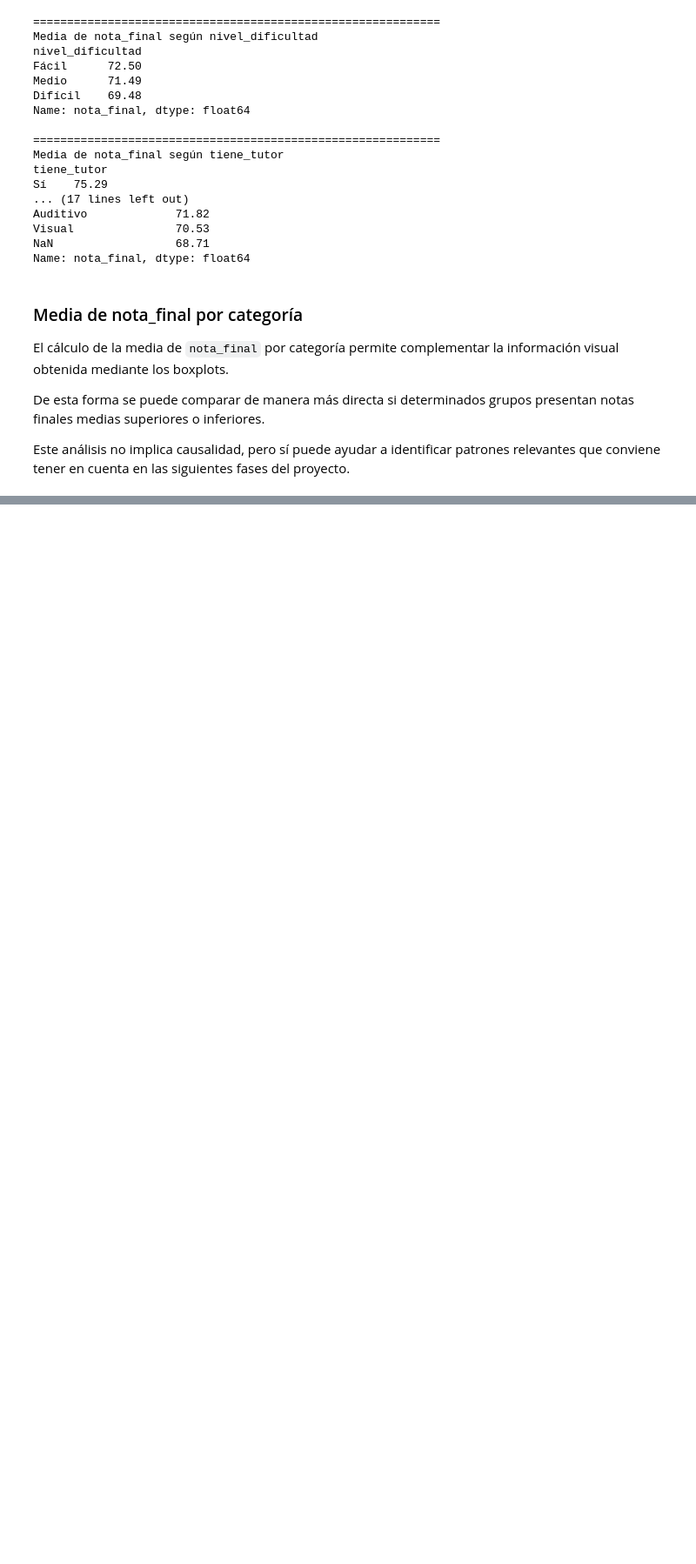
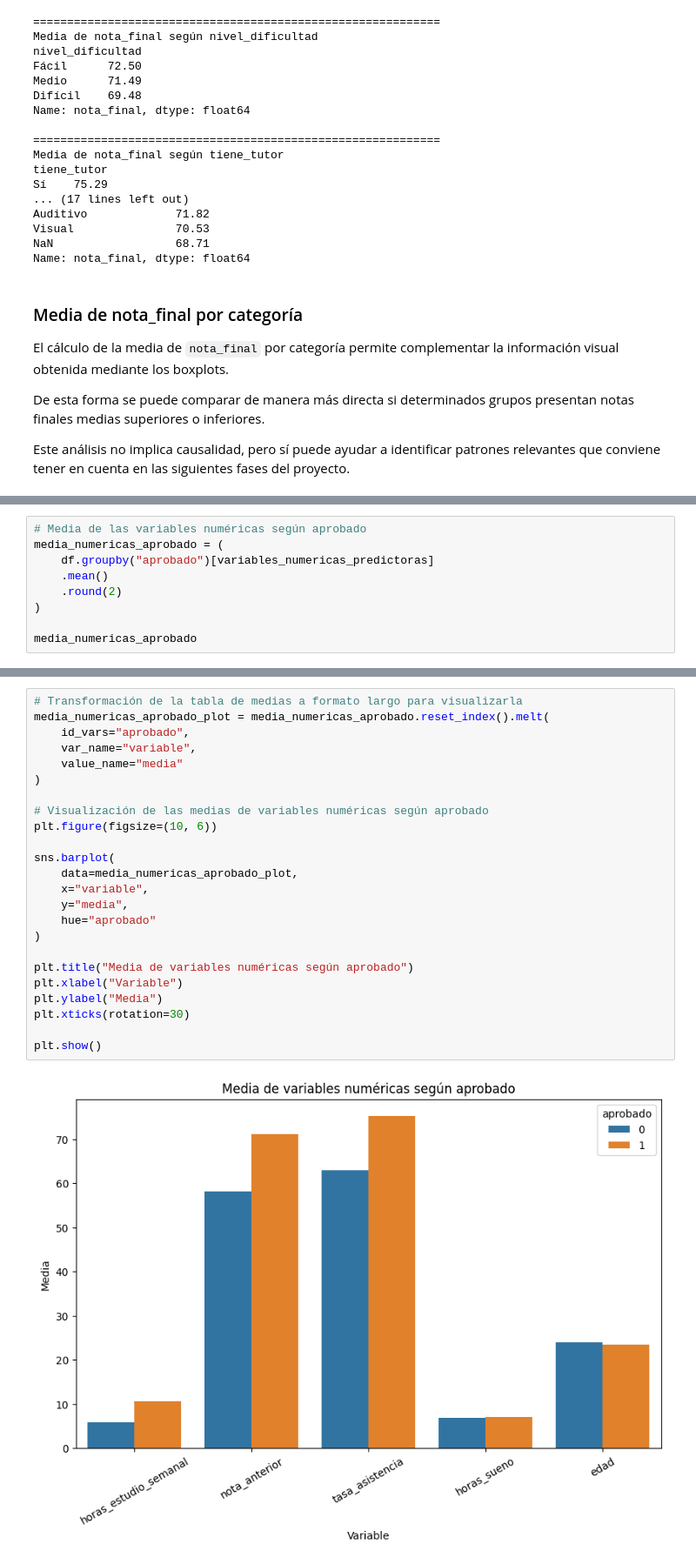
Before and after one commit to juanpamtx/Proyecto_08_DS.Machine_learning_regresion_y_clasificacion, a Jupyter notebook: Notebook/01_eda_preliminar.ipynb, the cells around one changed output, grey strips where cells are left out. Shown at 87% size. Cells and saved outputs as stored; diff of their text form; blank space fills up the shorter version.

```diff
--- a/Notebook/01_eda_preliminar.ipynb
+++ b/Notebook/01_eda_preliminar.ipynb
@@ -935,0 +1004,9 @@ En conjunto, las variables que parecen tener una relación más clara con `nota_
+# %%
+# Media de las variables numéricas según aprobado
+media_numericas_aprobado = (
+    df.groupby("aprobado")[variables_numericas_predictoras]
+    .mean()
+    .round(2)
+)
+
+media_numericas_aprobado
@@ -935,0 +1028,26 @@ En conjunto, las variables que parecen tener una relación más clara con `nota_
+# %%
+# Transformación de la tabla de medias a formato largo para visualizarla
+media_numericas_aprobado_plot = media_numericas_aprobado.reset_index().melt(
+    id_vars="aprobado",
+    var_name="variable",
+    value_name="media"
+)
+
+# Visualización de las medias de variables numéricas según aprobado
+plt.figure(figsize=(10, 6))
+
+sns.barplot(
+    data=media_numericas_aprobado_plot,
+    x="variable",
+    y="media",
+    hue="aprobado"
+)
+
+plt.title("Media de variables numéricas según aprobado")
+plt.xlabel("Variable")
+plt.ylabel("Media")
+plt.xticks(rotation=30)
+
+plt.show()
+# %% [output]
+[figure, added]
```
Also changed, not shown: parts of 57 cells of this notebook.
